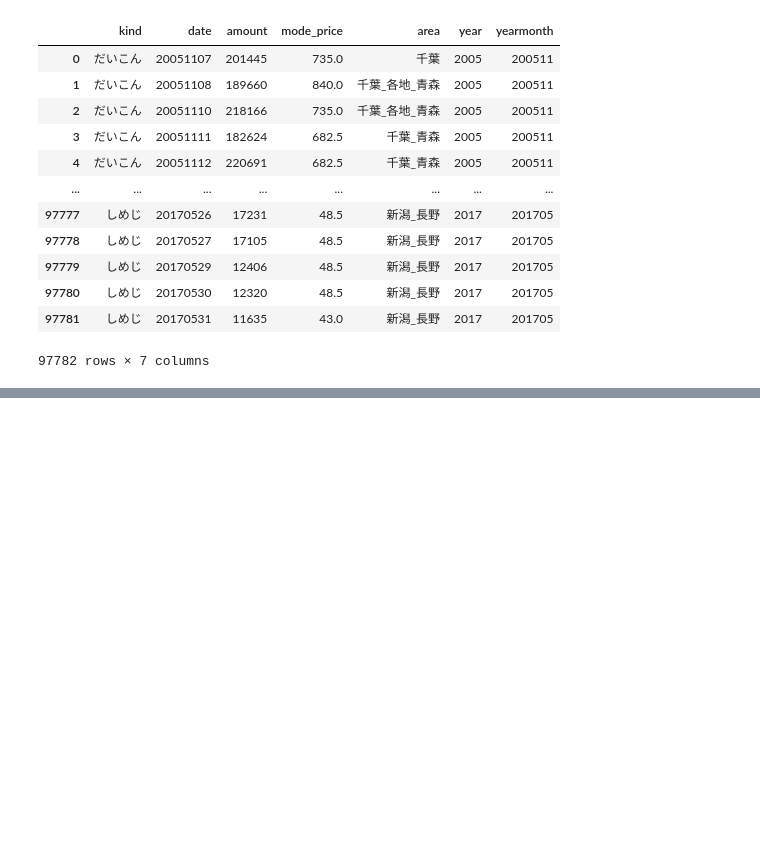
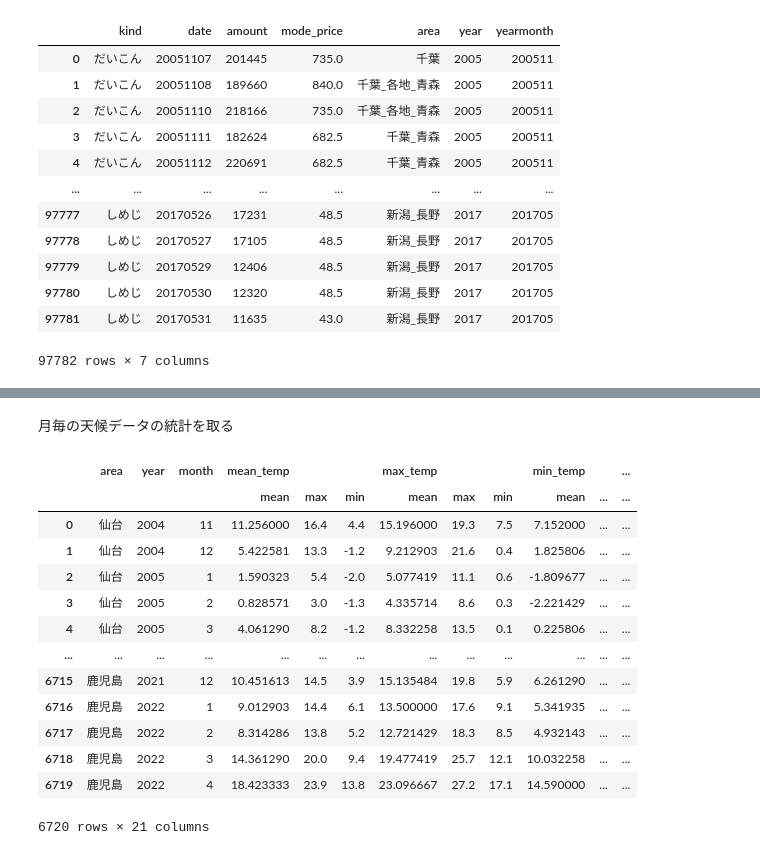
Before and after one commit to irukah7/nishika, a Jupyter notebook: yasai.ipynb, the cells around one changed output, grey strips where cells are left out. Drawn from its saved outputs; the diff is of its cells as text; code cells hidden in the pictures; blank space fills up the shorter version.

```diff
--- a/yasai.ipynb
+++ b/yasai.ipynb
@@ -140,10 +146,3 @@ year_data = train.groupby('year').sum()
 year_data.reset_index(inplace=True)
 yearmonth_data = train.groupby('yearmonth').sum()
 yearmonth_data.reset_index(inplace=True)
-# %%
-x = year_data.iloc[:, 0]
-y =  year_data.iloc[:, 1]
-
-plt.figure(figsize=(8,6))
-plt.plot(x,y)
-plt.xticks(rotation=40)
@@ -172,0 +149,22 @@ plt.xticks(rotation=40)
+# %% [markdown]
+月毎の天候データの統計を取る
+# %%
+weather['year'] = weather['date'].apply(lambda x: int(str(x)[:4]))
+weather['month'] = weather['date'].apply(lambda x: int(str(x)[4:6]))
+# %%
+weather.groupby(['area', 'year', 'month'])[agg_cols].agg(['mean','max','min']).reset_index()
+# %% [output]
+|  | area | year | month | mean_temp |  |  | max_temp |  |  | min_temp |  | ... |
+|  |  |  |  | mean | max | min | mean | max | min | mean | ... | ... |
+| 0 | 仙台 | 2004 | 11 | 11.256000 | 16.4 | 4.4 | 15.196000 | 19.3 | 7.5 | 7.152000 | ... | ... |
+| 1 | 仙台 | 2004 | 12 | 5.422581 | 13.3 | -1.2 | 9.212903 | 21.6 | 0.4 | 1.825806 | ... | ... |
+| 2 | 仙台 | 2005 | 1 | 1.590323 | 5.4 | -2.0 | 5.077419 | 11.1 | 0.6 | -1.809677 | ... | ... |
+| 3 | 仙台 | 2005 | 2 | 0.828571 | 3.0 | -1.3 | 4.335714 | 8.6 | 0.3 | -2.221429 | ... | ... |
+| 4 | 仙台 | 2005 | 3 | 4.061290 | 8.2 | -1.2 | 8.332258 | 13.5 | 0.1 | 0.225806 | ... | ... |
+| ... | ... | ... | ... | ... | ... | ... | ... | ... | ... | ... | ... | ... |
+| 6715 | 鹿児島 | 2021 | 12 | 10.451613 | 14.5 | 3.9 | 15.135484 | 19.8 | 5.9 | 6.261290 | ... | ... |
+| 6716 | 鹿児島 | 2022 | 1 | 9.012903 | 14.4 | 6.1 | 13.500000 | 17.6 | 9.1 | 5.341935 | ... | ... |
+| 6717 | 鹿児島 | 2022 | 2 | 8.314286 | 13.8 | 5.2 | 12.721429 | 18.3 | 8.5 | 4.932143 | ... | ... |
+| 6718 | 鹿児島 | 2022 | 3 | 14.361290 | 20.0 | 9.4 | 19.477419 | 25.7 | 12.1 | 10.032258 | ... | ... |
+| 6719 | 鹿児島 | 2022 | 4 | 18.423333 | 23.9 | 13.8 | 23.096667 | 27.2 | 17.1 | 14.590000 | ... | ... |
+6720 rows × 21 columns
```
Also changed, not shown: parts of 32 cells of this notebook.
